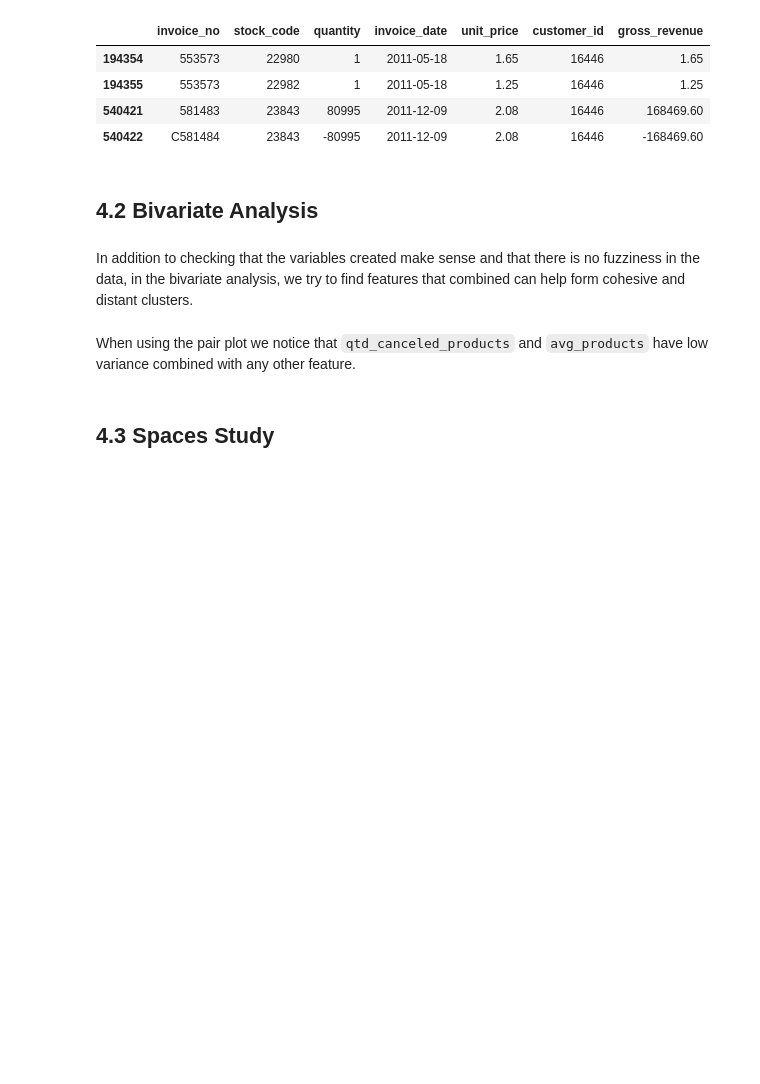
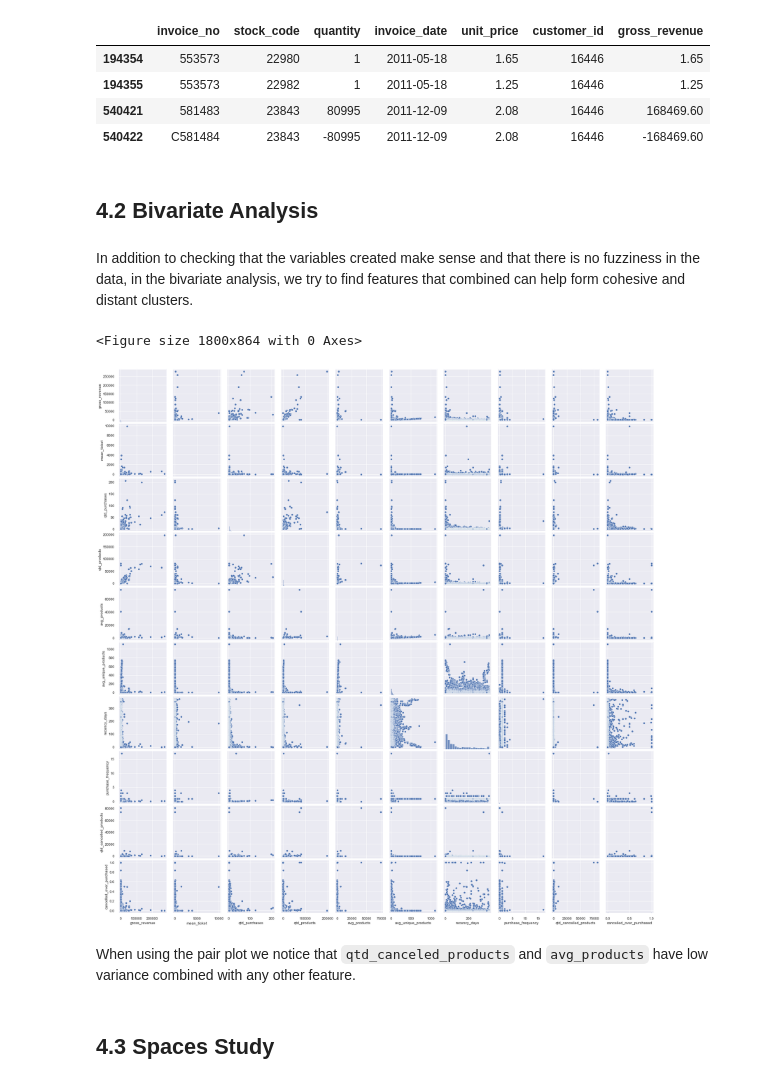
Before and after one commit to anaclaudialemos/customers_clustering_for_loyalty_program, a Jupyter notebook: notebooks/c04_ml_modeling_features_space.ipynb, the cells around one changed output. Saved outputs shown, nothing was run; the diff lists cells and outputs as text; code cells hidden in the pictures; blank space fills up the shorter version.

```diff
--- a/notebooks/c04_ml_modeling_features_space.ipynb
+++ b/notebooks/c04_ml_modeling_features_space.ipynb
@@ -679,10 +679,13 @@ df3[df3['customer_id']==16446]
 # %% [markdown]
 In addition to checking that the variables created make sense and that there is no fuzziness in the data, in the bivariate analysis, we try to find features that combined can help form cohesive and distant clusters.
 # %%
-#df42 = df4.drop('customer_id', axis=1)
+df42 = df4.drop('customer_id', axis=1)
 
-#plt.figure(figsize=(25, 12))
-#sns.pairplot(df42);
+plt.figure(figsize=(25, 12))
+sns.pairplot(df42);
+# %% [output]
+<Figure size 1800x864 with 0 Axes>
+[figure, added]
 # %% [markdown]
 When using the pair plot we notice that `qtd_canceled_products` and `avg_products` have low variance combined with any other feature.
 # %% [markdown]
```
Also changed, not shown: parts of 5 cells of this notebook.
